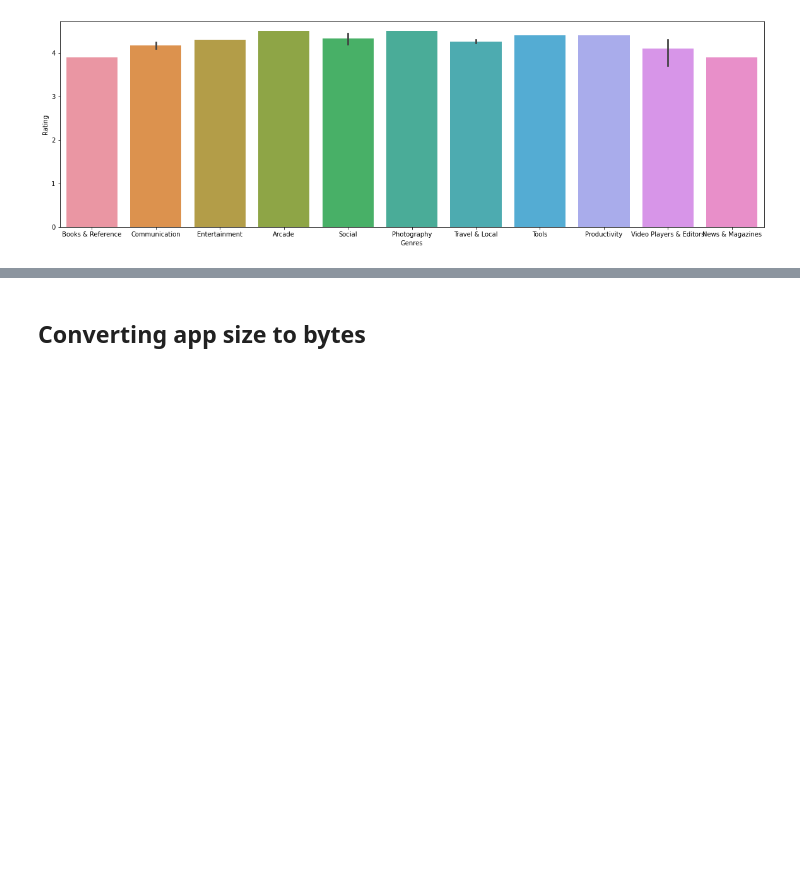
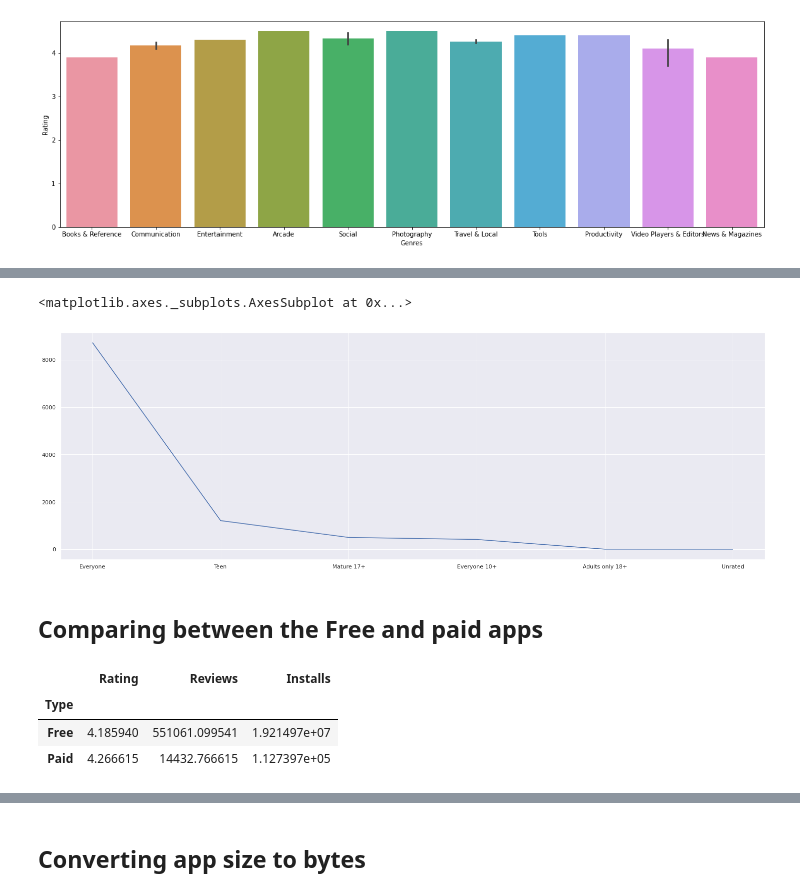
Before and after one commit to indrochoco/Playstore-app-Review-analysis, a Jupyter notebook: Copy_of_Play_Store_App_Review_Analysis_Capstone_Project.ipynb, the cells around one changed output, grey strips where cells are left out. Drawn from its saved outputs; the diff is of its cells as text; code cells hidden in the pictures; blank space fills up the shorter version.

```diff
--- a/Copy_of_Play_Store_App_Review_Analysis_Capstone_Project.ipynb
+++ b/Copy_of_Play_Store_App_Review_Analysis_Capstone_Project.ipynb
@@ -217,3 +272,21 @@ ax = sns.barplot(x="Genres", y="Rating", data=max_installs)
+# %%
+sns.set(rc={'figure.figsize':(25,8.27)})
+sns.lineplot(data=content_rating_df)
+# %%
+#individually Content rating counting
+df["Content Rating"].value_counts().plot()
+# %% [output]
+<matplotlib.axes._subplots.AxesSubplot at 0x...>
+[figure, added]
+# %% [markdown]
+## Comparing between the Free and paid apps
+# %%
+df[(~df.Type.isna()) & (~df.Rating.isna()) & (~df.Reviews.isna())& (~df.Installs.isna())].groupby('Type').agg({'Rating':'mean','Reviews':'mean','Installs':'mean'})
+# %% [output]
+|  | Rating | Reviews | Installs |
+| Type |  |  |  |
+| Free | 4.185940 | 551061.099541 | 1.921497e+07 |
+| Paid | 4.266615 | 14432.766615 | 1.127397e+05 |
 # %%
 # converting to date format
 df['Last Updated'] = pd.to_datetime(df['Last Updated'])
```
Also changed, not shown: parts of 65 cells of this notebook.
